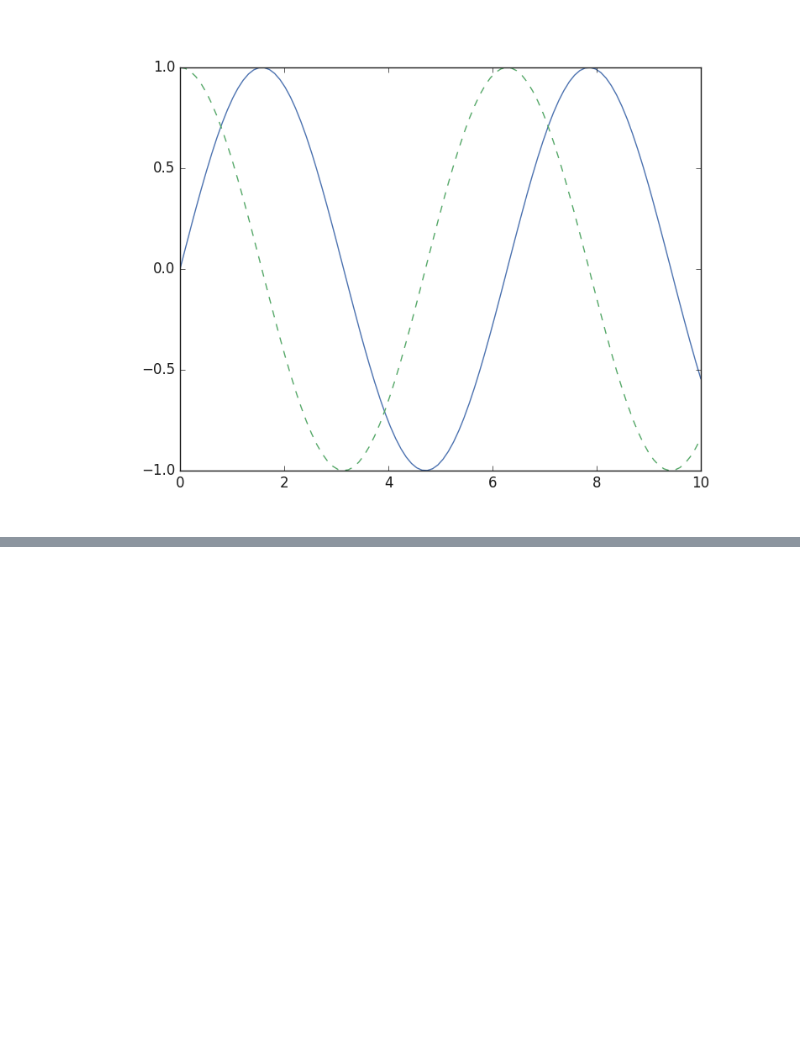
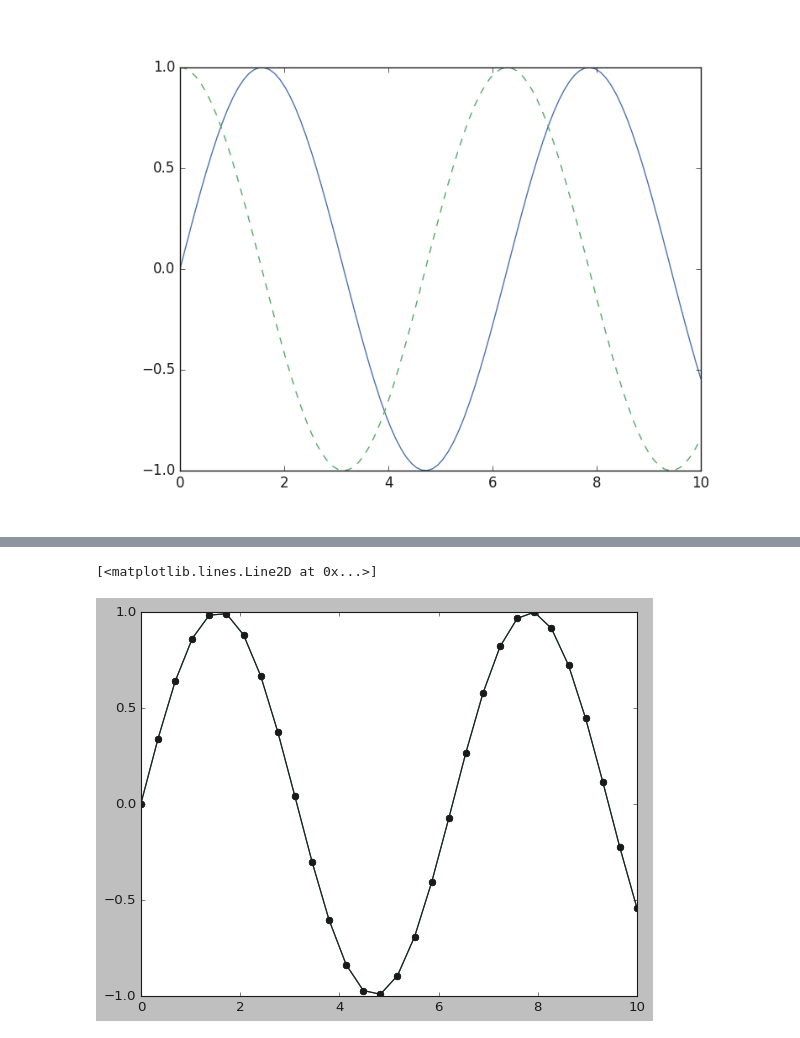
Before and after one commit to t8t/python22, a Jupyter notebook: Day5.ipynb, the cells around one changed output, grey strips where cells are left out. Cells and saved outputs as stored; diff of their text form; code cells hidden in the pictures; blank space fills up the shorter version.

```diff
--- a/Day5.ipynb
+++ b/Day5.ipynb
@@ -992,0 +1014,7 @@ Image('data/my_figure.png')
+# %%
+#plt.plot(x, y, '-')
+#plt.plot(x, y, '-o')
+plt.plot(x, y, '-ok')
+# %% [output]
+[<matplotlib.lines.Line2D at 0x...>]
+[figure, added]
```
Also changed, not shown: parts of 40 cells of this notebook.
